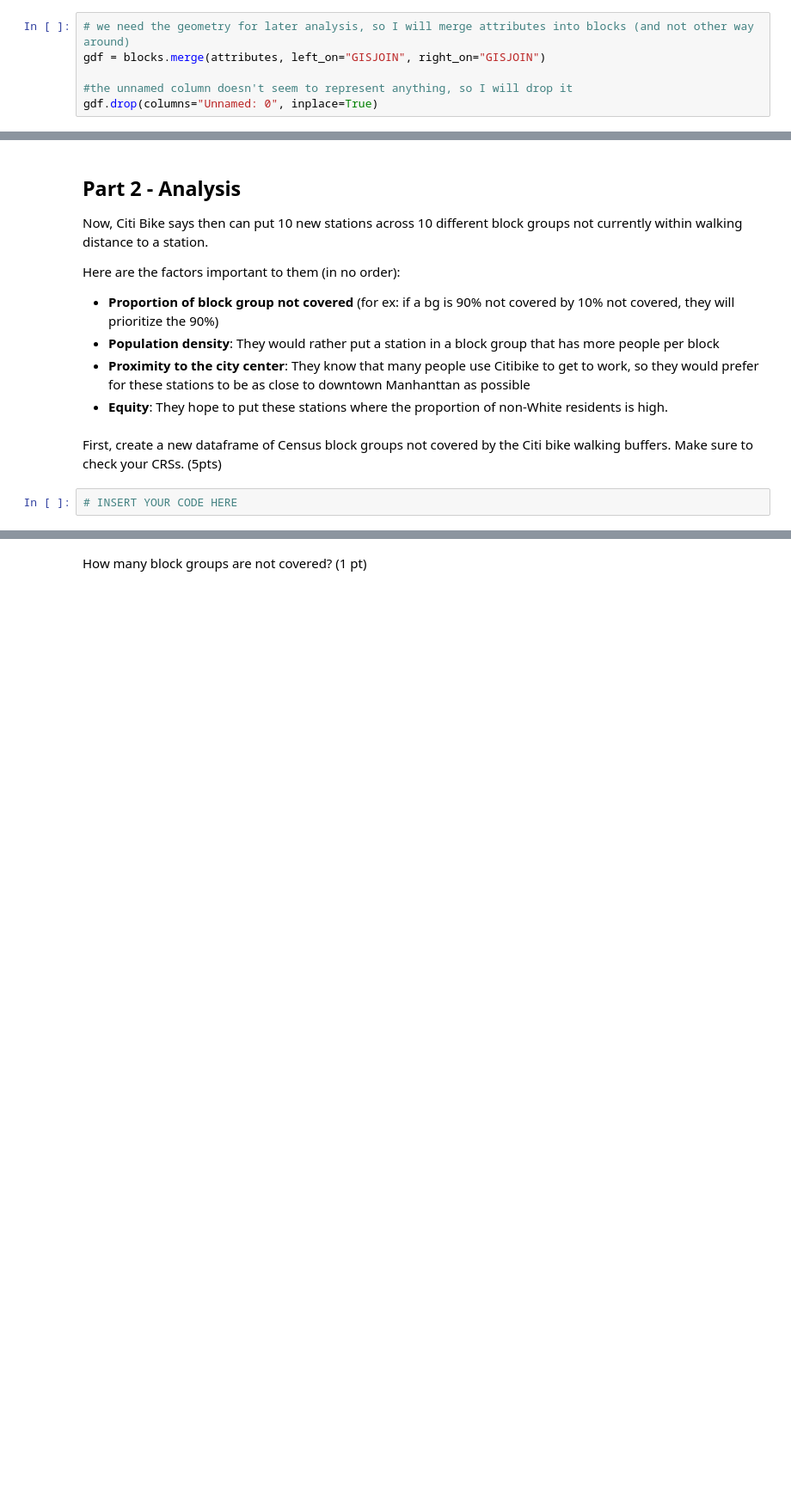
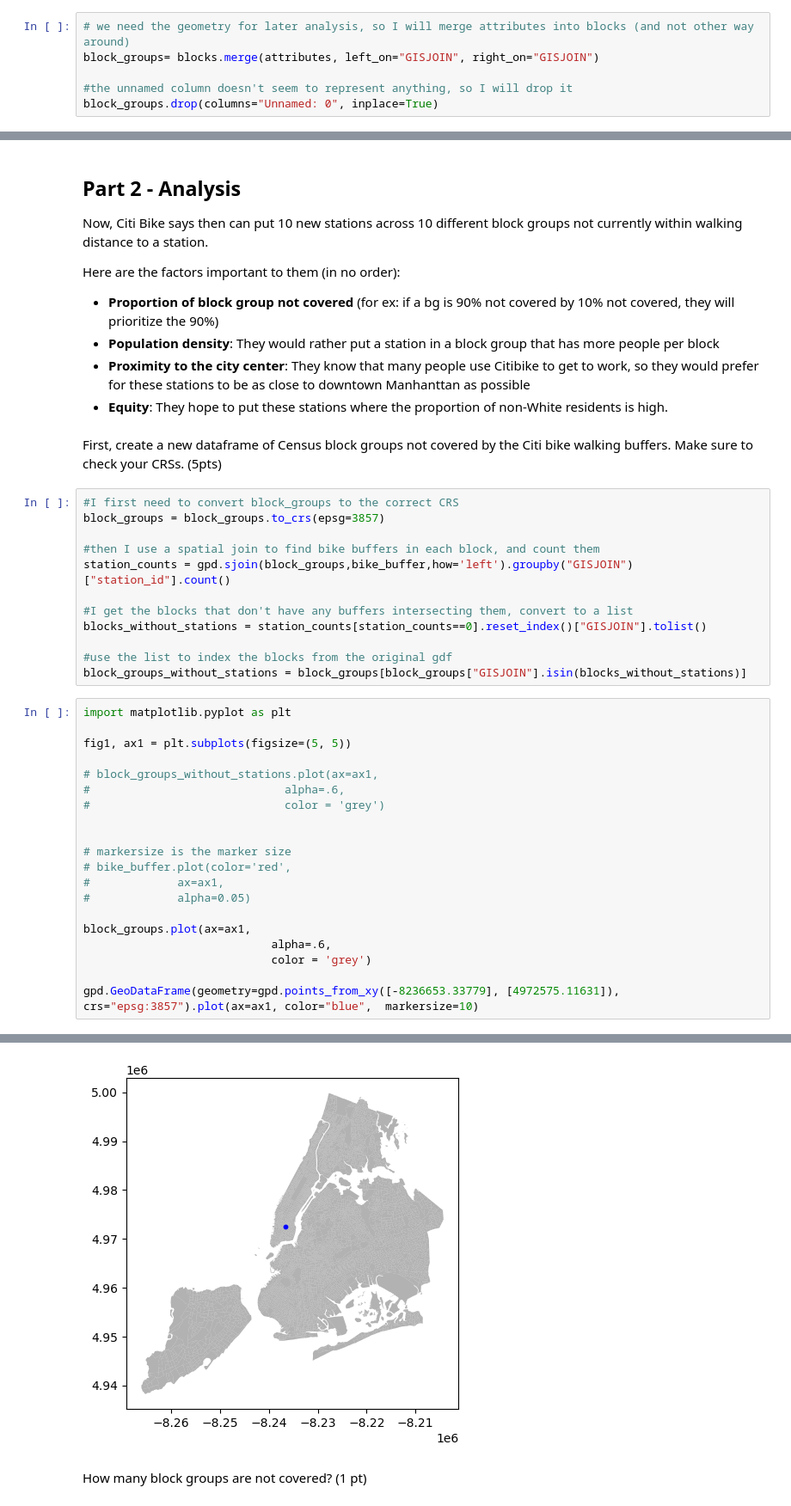
Before and after one commit to desaiwang/4680_5680_intro_uds, a Jupyter notebook: Homework/HW2.ipynb, the cells around one changed output, grey strips where cells are left out. Shown at 86% size. Cells and saved outputs as stored; diff of their text form; blank space fills up the shorter version.

```diff
--- a/Homework/HW2.ipynb
+++ b/Homework/HW2.ipynb
@@ -176,10 +112,10 @@ attributes
 Merge the attribute data with the geometries.
 # %%
 # we need the geometry for later analysis, so I will merge attributes into blocks (and not other way around)
-gdf = blocks.merge(attributes, left_on="GISJOIN", right_on="GISJOIN")
+block_groups= blocks.merge(attributes, left_on="GISJOIN", right_on="GISJOIN")
 
 #the unnamed column doesn't seem to represent anything, so I will drop it
-gdf.drop(columns="Unnamed: 0", inplace=True)
+block_groups.drop(columns="Unnamed: 0", inplace=True)
 # %% [markdown]
 How many rows do you have in your new merged dataframe and how many row did you have originally in the geometry dataframe? (1pt)
 # %%
@@ -204,4 +156,35 @@ Here are the factors important to them (in no order):
 # %% [markdown]
 First, create a new dataframe of Census block groups not covered by the Citi bike walking buffers. Make sure to check your CRSs. (5pts)
 # %%
-# INSERT YOUR CODE HERE
+#I first need to convert block_groups to the correct CRS
+block_groups = block_groups.to_crs(epsg=3857)
+
+#then I use a spatial join to find bike buffers in each block, and count them
+station_counts = gpd.sjoin(block_groups,bike_buffer,how='left').groupby("GISJOIN")["station_id"].count()
+
+#I get the blocks that don't have any buffers intersecting them, convert to a list
+blocks_without_stations = station_counts[station_counts==0].reset_index()["GISJOIN"].tolist()
+
+#use the list to index the blocks from the original gdf
+block_groups_without_stations = block_groups[block_groups["GISJOIN"].isin(blocks_without_stations)]
+# %%
+import matplotlib.pyplot as plt
+
+fig1, ax1 = plt.subplots(figsize=(5, 5))
+
+# block_groups_without_stations.plot(ax=ax1,
+#                             alpha=.6,
+#                             color = 'grey')
+
+
+# markersize is the marker size
+# bike_buffer.plot(color='red',
+#             ax=ax1,
+#             alpha=0.05)
+
+block_groups.plot(ax=ax1,
+                            alpha=.6,
+                            color = 'grey')
+
+gpd.GeoDataFrame(geometry=gpd.points_from_xy([-8236653.33779], [4972575.11631]), crs="epsg:3857").plot(ax=ax1, color="blue",  markersize=10)
+# %% [output]
@@ -208,3 +192,4 @@ First, create a new dataframe of Census block groups not covered by the Citi bik
+[figure, added]
 # %% [markdown]
 How many block groups are not covered? (1 pt)
 # %%
```
Also changed, not shown: parts of 14 cells of this notebook.
